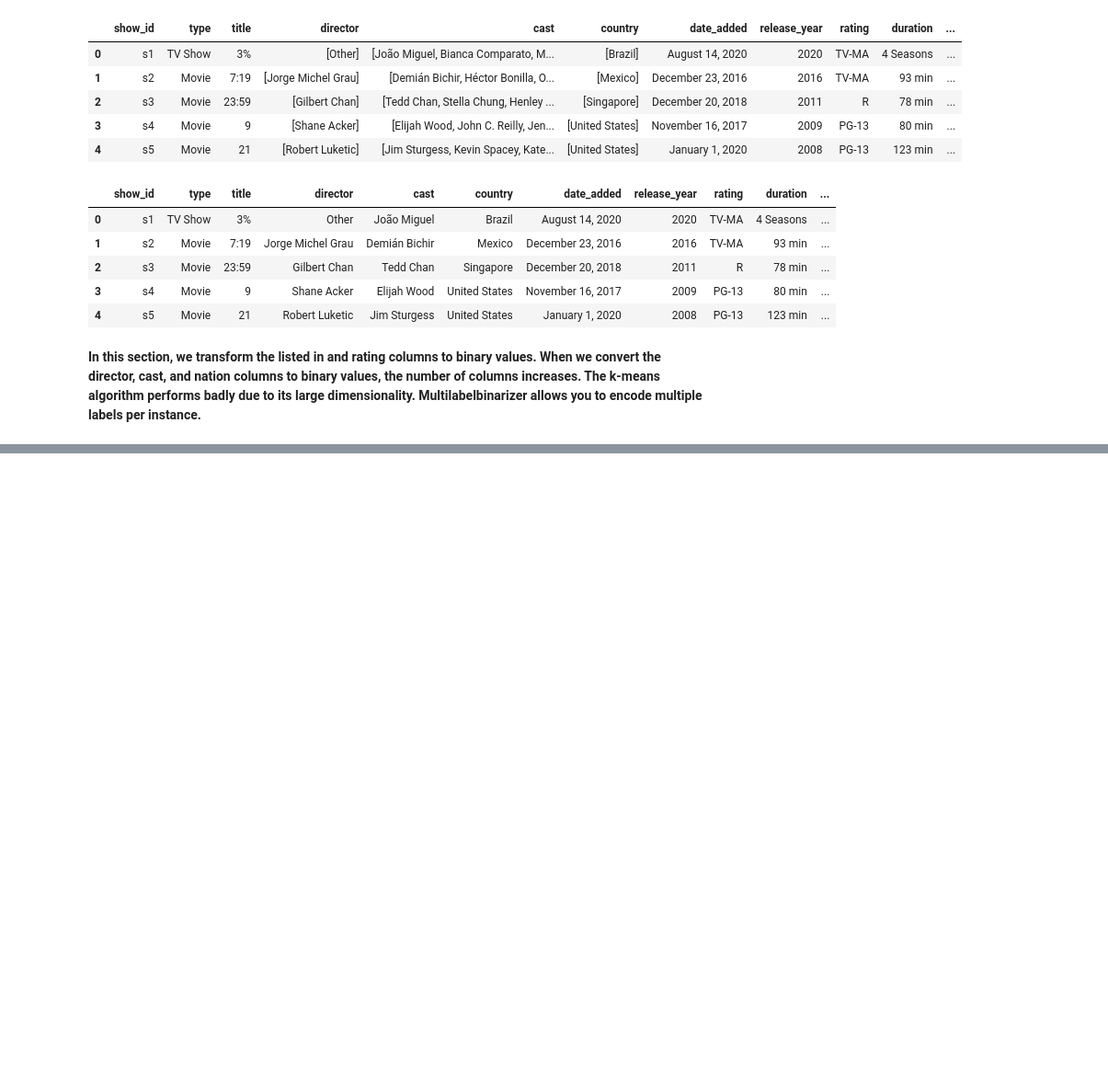
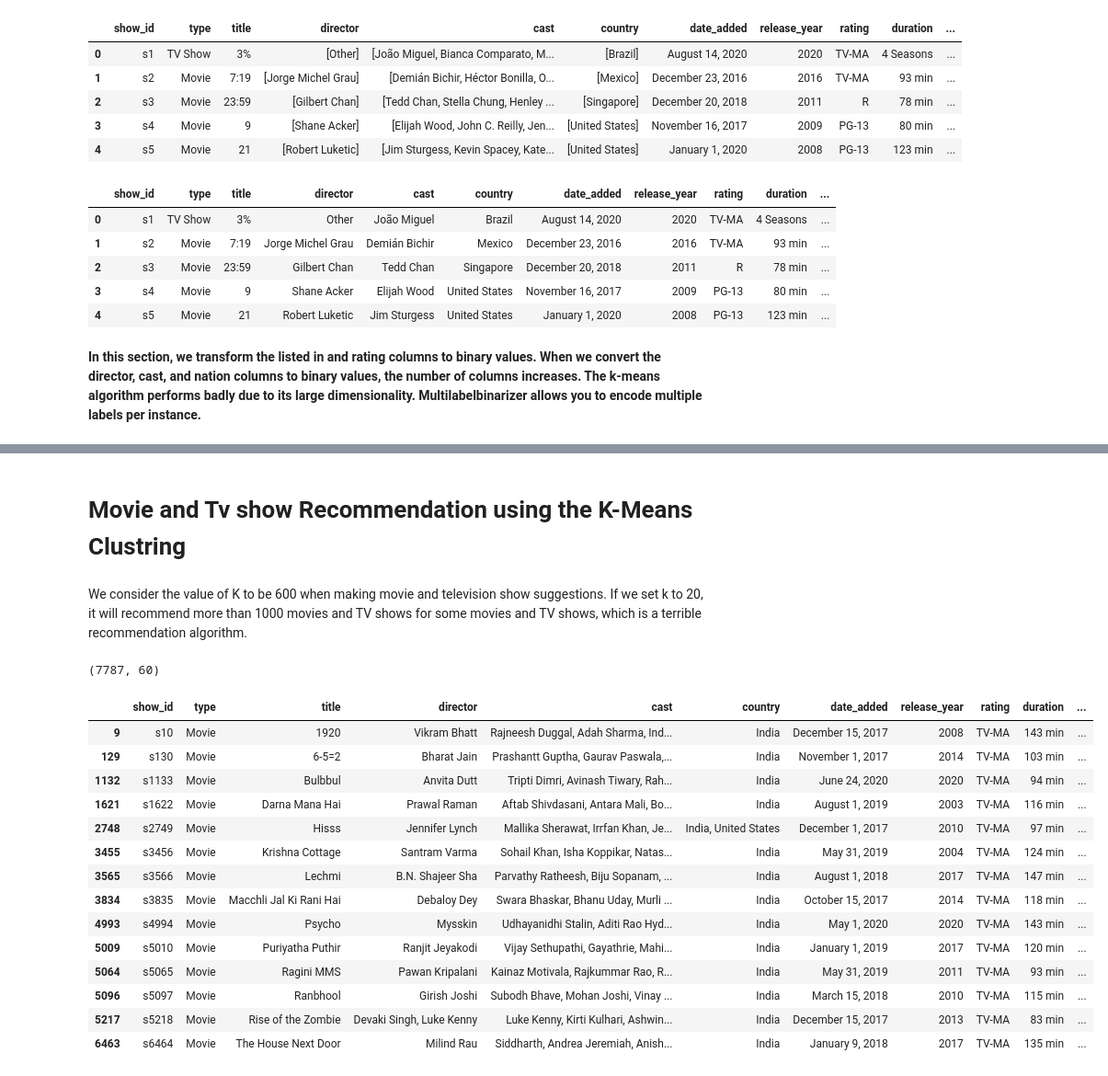
Before and after one commit to vinaylanjewar/Netflix-Movies-TV-Shows-Clustering, a Jupyter notebook: Capstone_project_4__NETFLIX_MOVIES_AND_TV_SHOWS_CLUSTERING.ipynb, the cells around one changed output, grey strips where cells are left out. Shown at 92% size. Drawn from its saved outputs; the diff is of its cells as text; code cells hidden in the pictures; blank space fills up the shorter version.

```diff
--- a/Capstone_project_4__NETFLIX_MOVIES_AND_TV_SHOWS_CLUSTERING.ipynb
+++ b/Capstone_project_4__NETFLIX_MOVIES_AND_TV_SHOWS_CLUSTERING.ipynb
@@ -1360,0 +1488,47 @@ Successfully installed category-encoders-2.4.0
+# %% [markdown]
+# **Movie and Tv show Recommendation using the K-Means Clustring**
+# %% [markdown]
+We consider the value of K to be 600 when making movie and television show suggestions. If we set k to 20, it will recommend more than 1000 movies and TV shows for some movies and TV shows, which is a terrible recommendation algorithm.
+# %%
+netflix_encoded_df.shape
+# %% [output]
+(7787, 60)
+# %%
+# Applying the model
+from sklearn.cluster import KMeans
+
+# Create K-Means Model
+modelkmeans = KMeans(n_clusters=600, init='k-means++', n_init=10).fit(netflix_encoded_df)
+
+# Form cluster predictions using K-Means Model
+predictions = modelkmeans.predict(netflix_encoded_df)
+
+# Convert cluster predictions to data frame
+predictions_df = pd.DataFrame(predictions, columns=['cluster'])
+
+
+df2.drop('cluster',axis=1,inplace=True)
+# Attach cluster predictions to original data frame
+df2.insert(len(df2.columns), column = 'cluster', value = predictions_df.cluster)
+# %%
+# Get cluster number for movie
+cluster_num = df2[df2.title=='1920'].cluster.item()
+
+# View cluster the movie or TV show belongs to
+df2[df2.cluster == cluster_num]
+# %% [output]
+|  | show_id | type | title | director | cast | country | date_added | release_year | rating | duration | ... |
+| 9 | s10 | Movie | 1920 | Vikram Bhatt | Rajneesh Duggal, Adah Sharma, Ind... | India | December 15, 2017 | 2008 | TV-MA | 143 min | ... |
+| 129 | s130 | Movie | 6-5=2 | Bharat Jain | Prashantt Guptha, Gaurav Paswala,... | India | November 1, 2017 | 2014 | TV-MA | 103 min | ... |
+| 1132 | s1133 | Movie | Bulbbul | Anvita Dutt | Tripti Dimri, Avinash Tiwary, Rah... | India | June 24, 2020 | 2020 | TV-MA | 94 min | ... |
+| 1621 | s1622 | Movie | Darna Mana Hai | Prawal Raman | Aftab Shivdasani, Antara Mali, Bo... | India | August 1, 2019 | 2003 | TV-MA | 116 min | ... |
+| 2748 | s2749 | Movie | Hisss | Jennifer Lynch | Mallika Sherawat, Irrfan Khan, Je... | India, United States | December 1, 2017 | 2010 | TV-MA | 97 min | ... |
+| 3455 | s3456 | Movie | Krishna Cottage | Santram Varma | Sohail Khan, Isha Koppikar, Natas... | India | May 31, 2019 | 2004 | TV-MA | 124 min | ... |
+| 3565 | s3566 | Movie | Lechmi | B.N. Shajeer Sha | Parvathy Ratheesh, Biju Sopanam, ... | India | August 1, 2018 | 2017 | TV-MA | 147 min | ... |
+| 3834 | s3835 | Movie | Macchli Jal Ki Rani Hai | Debaloy Dey | Swara Bhaskar, Bhanu Uday, Murli ... | India | October 15, 2017 | 2014 | TV-MA | 118 min | ... |
+| 4993 | s4994 | Movie | Psycho | Mysskin | Udhayanidhi Stalin, Aditi Rao Hyd... | India | May 1, 2020 | 2020 | TV-MA | 143 min | ... |
+| 5009 | s5010 | Movie | Puriyatha Puthir | Ranjit Jeyakodi | Vijay Sethupathi, Gayathrie, Mahi... | India | January 1, 2019 | 2017 | TV-MA | 120 min | ... |
+| 5064 | s5065 | Movie | Ragini MMS | Pawan Kripalani | Kainaz Motivala, Rajkummar Rao, R... | India | May 31, 2019 | 2011 | TV-MA | 93 min | ... |
+| 5096 | s5097 | Movie | Ranbhool | Girish Joshi | Subodh Bhave, Mohan Joshi, Vinay ... | India | March 15, 2018 | 2010 | TV-MA | 115 min | ... |
+| 5217 | s5218 | Movie | Rise of the Zombie | Devaki Singh, Luke Kenny | Luke Kenny, Kirti Kulhari, Ashwin... | India | December 15, 2017 | 2013 | TV-MA | 83 min | ... |
+| 6463 | s6464 | Movie | The House Next Door | Milind Rau | Siddharth, Andrea Jeremiah, Anish... | India | January 9, 2018 | 2017 | TV-MA | 135 min | ... |
```
Also changed, not shown: parts of 17 cells of this notebook.
